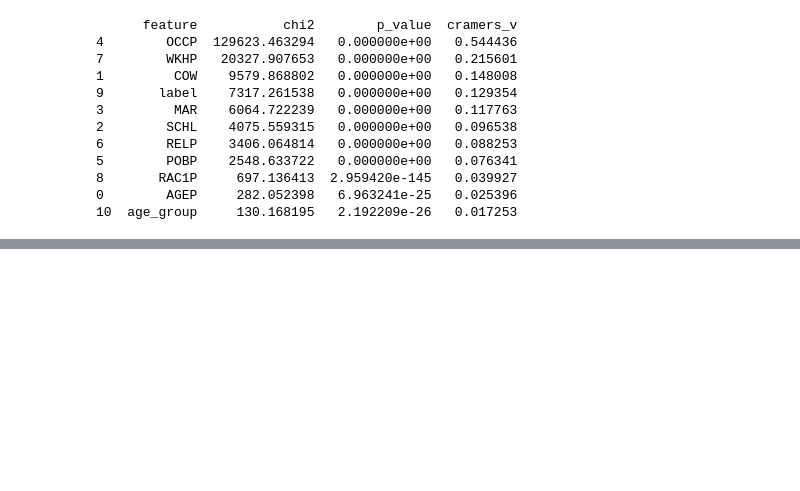
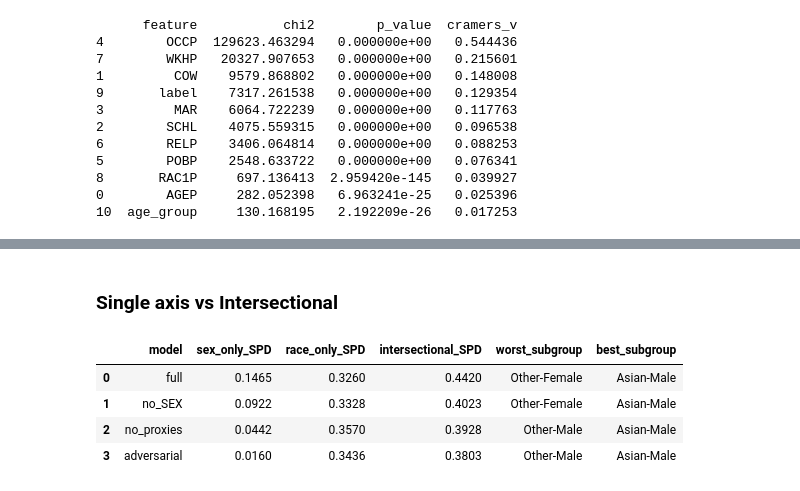
Before and after one commit to Kangerooh/HCML, a Jupyter notebook: HCML_Project.ipynb, the cells around one changed output, grey strips where cells are left out. Cells and saved outputs as stored; diff of their text form; code cells hidden in the pictures; blank space fills up the shorter version.

```diff
--- a/HCML_Project.ipynb
+++ b/HCML_Project.ipynb
@@ -455,0 +664,14 @@ Statistical Parity Difference: 0.020080696666366027
+# %% [markdown]
+### Single axis vs Intersectional
+# %%
+summary = pd.DataFrame([
+    disparity_summary(y_test, yp, sex_test, race_test, model_name=name)
+    for name, yp in models.items()
+])
+display(summary.round(4))
+# %% [output]
+|  | model | sex_only_SPD | race_only_SPD | intersectional_SPD | worst_subgroup | best_subgroup |
+| 0 | full | 0.1465 | 0.3260 | 0.4420 | Other-Female | Asian-Male |
+| 1 | no_SEX | 0.0922 | 0.3328 | 0.4023 | Other-Female | Asian-Male |
+| 2 | no_proxies | 0.0442 | 0.3570 | 0.3928 | Other-Male | Asian-Male |
+| 3 | adversarial | 0.0160 | 0.3436 | 0.3803 | Other-Male | Asian-Male |
```
Also changed, not shown: parts of 26 cells of this notebook.
